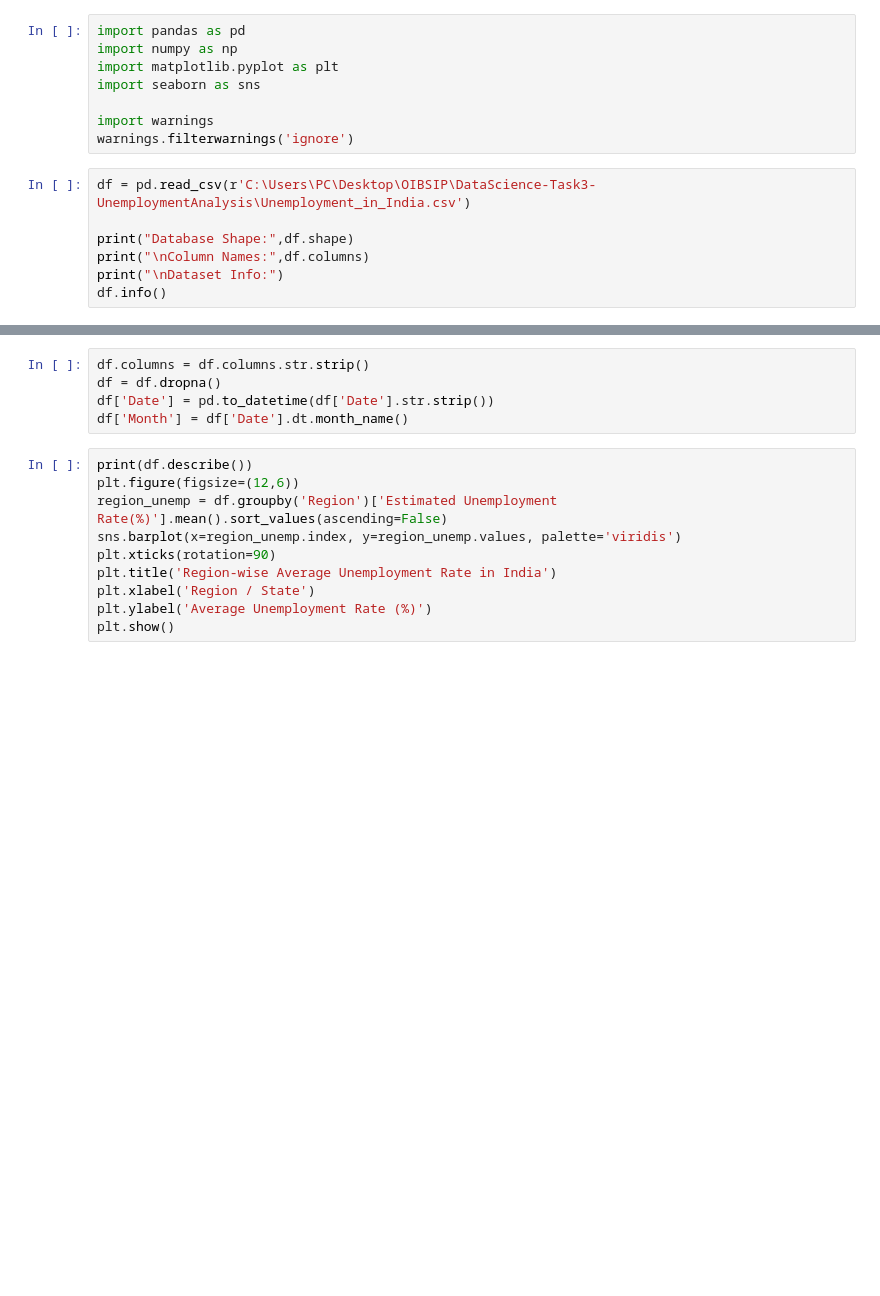
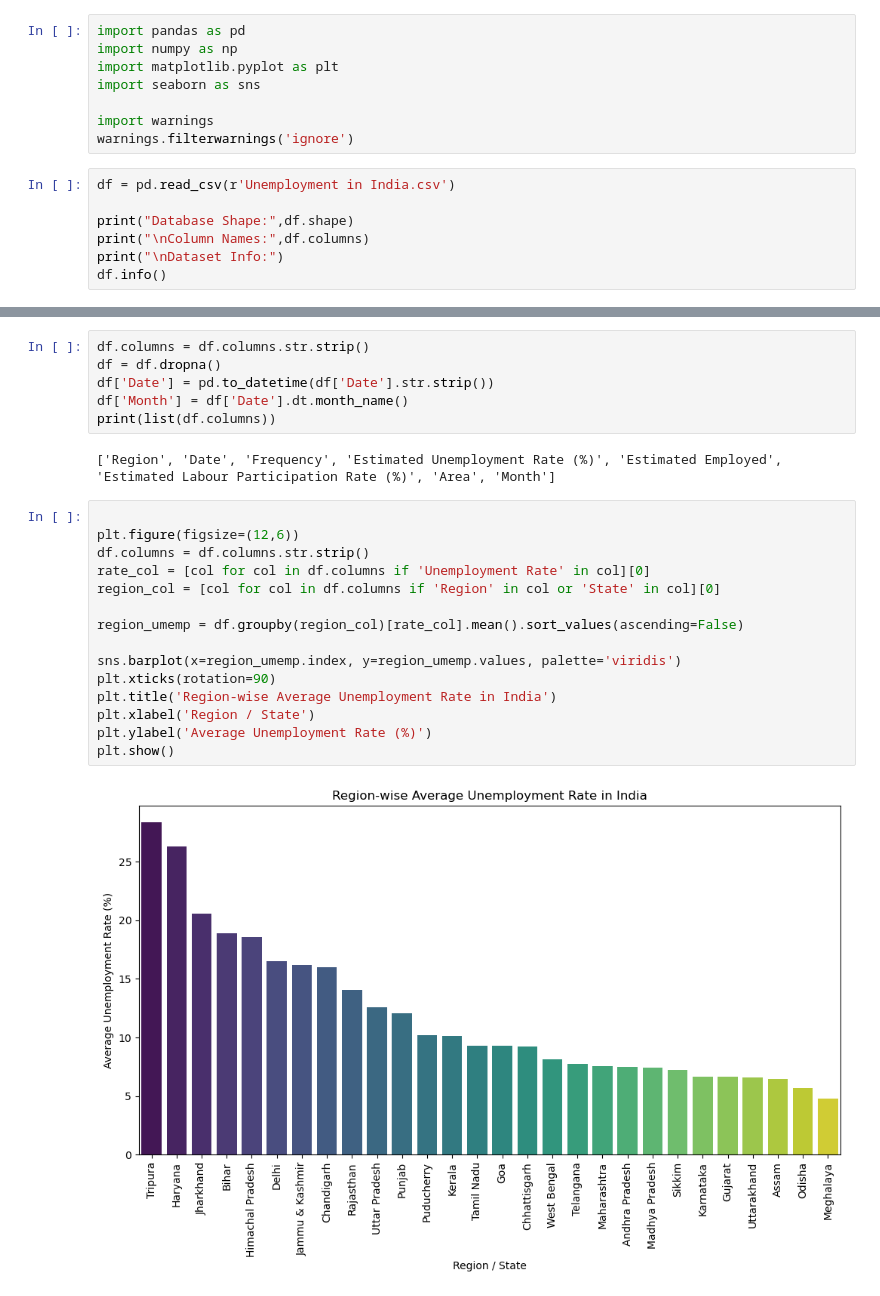
Before and after one commit to Dipikavishwakarma/OIBSIP, a Jupyter notebook: DataScience-Task3-UnemploymentAnalysis/Unemployment_Analysis.ipynb, the cells around one changed output, grey strips where cells are left out. Cells and saved outputs as stored; diff of their text form; blank space fills up the shorter version.

Commit message:
Updated Unemployment Analysis notebook with outputs

```diff
--- a/DataScience-Task3-UnemploymentAnalysis/Unemployment_Analysis.ipynb
+++ b/DataScience-Task3-UnemploymentAnalysis/Unemployment_Analysis.ipynb
@@ -7,7 +7,7 @@ import seaborn as sns
 import warnings
 warnings.filterwarnings('ignore')
 # %%
-df = pd.read_csv(r'C:\Users\PC\Desktop\OIBSIP\DataScience-Task3-UnemploymentAnalysis\Unemployment_in_India.csv')
+df = pd.read_csv(r'Unemployment in India.csv')
 
 print("Database Shape:",df.shape)
 print("\nColumn Names:",df.columns)
@@ -20,16 +36,26 @@ df.columns = df.columns.str.strip()
 df = df.dropna()
 df['Date'] = pd.to_datetime(df['Date'].str.strip())
 df['Month'] = df['Date'].dt.month_name()
+print(list(df.columns))
+# %% [output]
+['Region', 'Date', 'Frequency', 'Estimated Unemployment Rate (%)', 'Estimated Employed', 'Estimated Labour Participation Rate (%)', 'Area', 'Month']
 # %%
-print(df.describe())
+
 plt.figure(figsize=(12,6))
-region_unemp = df.groupby('Region')['Estimated Unemployment Rate(%)'].mean().sort_values(ascending=False)
-sns.barplot(x=region_unemp.index, y=region_unemp.values, palette='viridis')
+df.columns = df.columns.str.strip()
+rate_col = [col for col in df.columns if 'Unemployment Rate' in col][0]
+region_col = [col for col in df.columns if 'Region' in col or 'State' in col][0]
+
+region_umemp = df.groupby(region_col)[rate_col].mean().sort_values(ascending=False)
+
+sns.barplot(x=region_umemp.index, y=region_umemp.values, palette='viridis')
 plt.xticks(rotation=90)
 plt.title('Region-wise Average Unemployment Rate in India')
 plt.xlabel('Region / State')
 plt.ylabel('Average Unemployment Rate (%)')
 plt.show()
+# %% [output]
+[figure, added]
 # %%
 plt.figure(figsize=(8,6))
 numeric_df = df.select_dtypes(include=[np.number])
```
Also changed, not shown: parts of 2 cells of this notebook.
